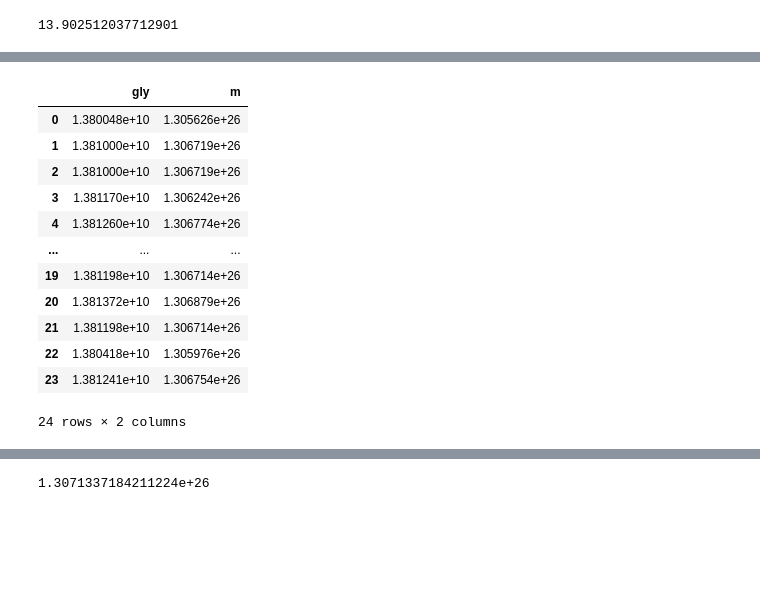
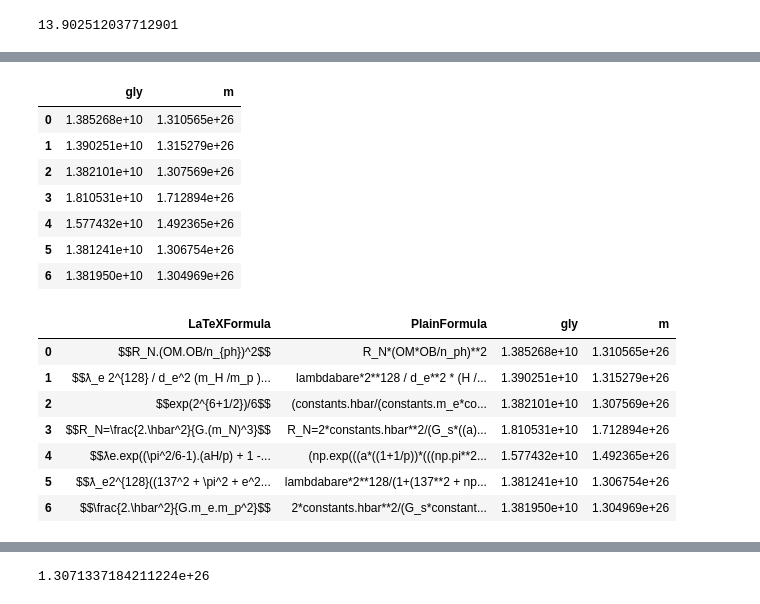
Before and after one commit to LaGuer/hubble-radius, a Jupyter notebook: hubble-radius.ipynb, the cells around one changed output, grey strips where cells are left out. Saved outputs shown, nothing was run; the diff lists cells and outputs as text; code cells hidden in the pictures; blank space fills up the shorter version.

```diff
--- a/hubble-radius.ipynb
+++ b/hubble-radius.ipynb
@@ -482,26 +505,32 @@ display.width = None
 
 #pd.set_option('display.width', 20)
 #pd.set_option('display.max_colwidth', None)
-df = pd.read_csv("hubble-table.csv", dtype = {"gly" : "float64","m" : "float64"}, skiprows = [19], sep = ",")
+df3 = pd.read_csv("hubble-table3.csv", dtype = {"gly" : "float64","m" : "float64"}, skiprows = [19], sep = ",")
 # %%
 #df.order(-gly, m)
 #df.sort_values(by='gly', axis=1, ascending=True, inplace=True)
 #df.sort(['gly', 'm'], ascending=[True, False])
 #df1 = df.sort(['gly', 'm'], ascending=[True, False])
 #stacked_df=df.stack()
 #stacked_df
-df.iloc[:,[2,3]]
+df3.iloc[:,[2,3]]
 # %% [output]
 |  | gly | m |
-| 0 | 1.380048e+10 | 1.305626e+26 |
-| 1 | 1.381000e+10 | 1.306719e+26 |
-| 2 | 1.381000e+10 | 1.306719e+26 |
-| 3 | 1.381170e+10 | 1.306242e+26 |
-| 4 | 1.381260e+10 | 1.306774e+26 |
-| ... | ... | ... |
-| 19 | 1.381198e+10 | 1.306714e+26 |
-| 20 | 1.381372e+10 | 1.306879e+26 |
-| 21 | 1.381198e+10 | 1.306714e+26 |
-| 22 | 1.380418e+10 | 1.305976e+26 |
-| 23 | 1.381241e+10 | 1.306754e+26 |
+| 0 | 1.385268e+10 | 1.310565e+26 |
+| 1 | 1.390251e+10 | 1.315279e+26 |
+| 2 | 1.382101e+10 | 1.307569e+26 |
+| 3 | 1.810531e+10 | 1.712894e+26 |
+| 4 | 1.577432e+10 | 1.492365e+26 |
+| 5 | 1.381241e+10 | 1.306754e+26 |
+| 6 | 1.381950e+10 | 1.304969e+26 |
-24 rows × 2 columns
+# %%
+df3.tail(20)
+# %% [output]
+|  | LaTeXFormula | PlainFormula | gly | m |
+| 0 | $$R_N.(OM.OB/n_{ph})^2$$ | R_N*(OM*OB/n_ph)**2 | 1.385268e+10 | 1.310565e+26 |
+| 1 | $$ƛ_e 2^{128} / d_e^2 (m_H /m_p )... | lambdabare*2**128 / d_e**2 * (H /... | 1.390251e+10 | 1.315279e+26 |
+| 2 | $$exp(2^{6+1/2})/6$$ | (constants.hbar/(constants.m_e*co... | 1.382101e+10 | 1.307569e+26 |
+| 3 | $$R_N=\frac{2.\hbar^2}{G.(m_N)^3}$$ | R_N=2*constants.hbar**2/(G_s*((a)... | 1.810531e+10 | 1.712894e+26 |
+| 4 | $$ƛe.exp((\pi^2/6-1).(aH/p) + 1 -... | (np.exp(((a*((1+1/p))*(((np.pi**2... | 1.577432e+10 | 1.492365e+26 |
+| 5 | $$ƛ_e2^{128}((137^2 + \pi^2 + e^2... | lambdabare*2**128/(1+(137**2 + np... | 1.381241e+10 | 1.306754e+26 |
+| 6 | $$\frac{2.\hbar^2}{G.m_e.m_p^2}$$ | 2*constants.hbar**2/(G_s*constant... | 1.381950e+10 | 1.304969e+26 |
```
Also changed, not shown: parts of 14 cells of this notebook.
